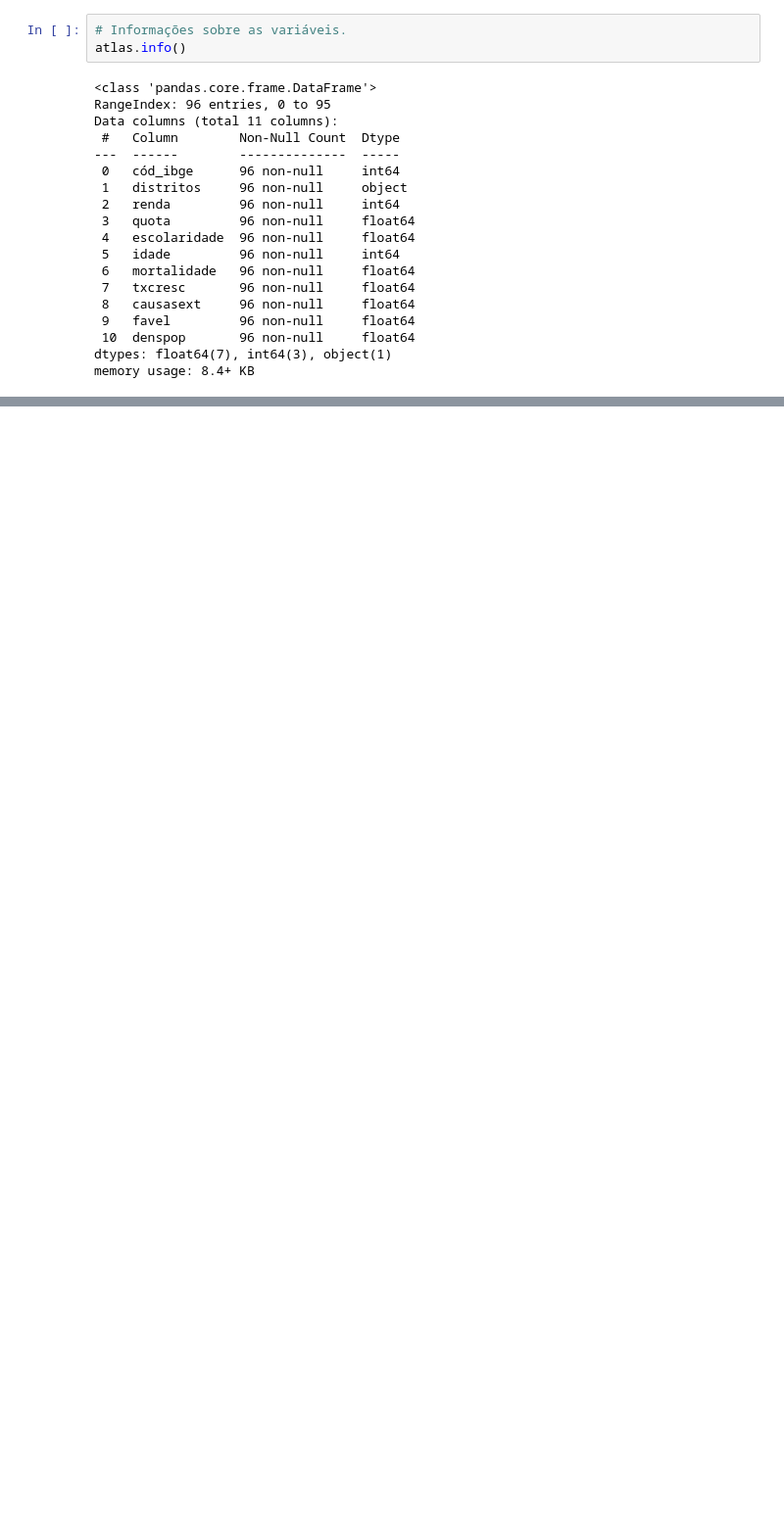
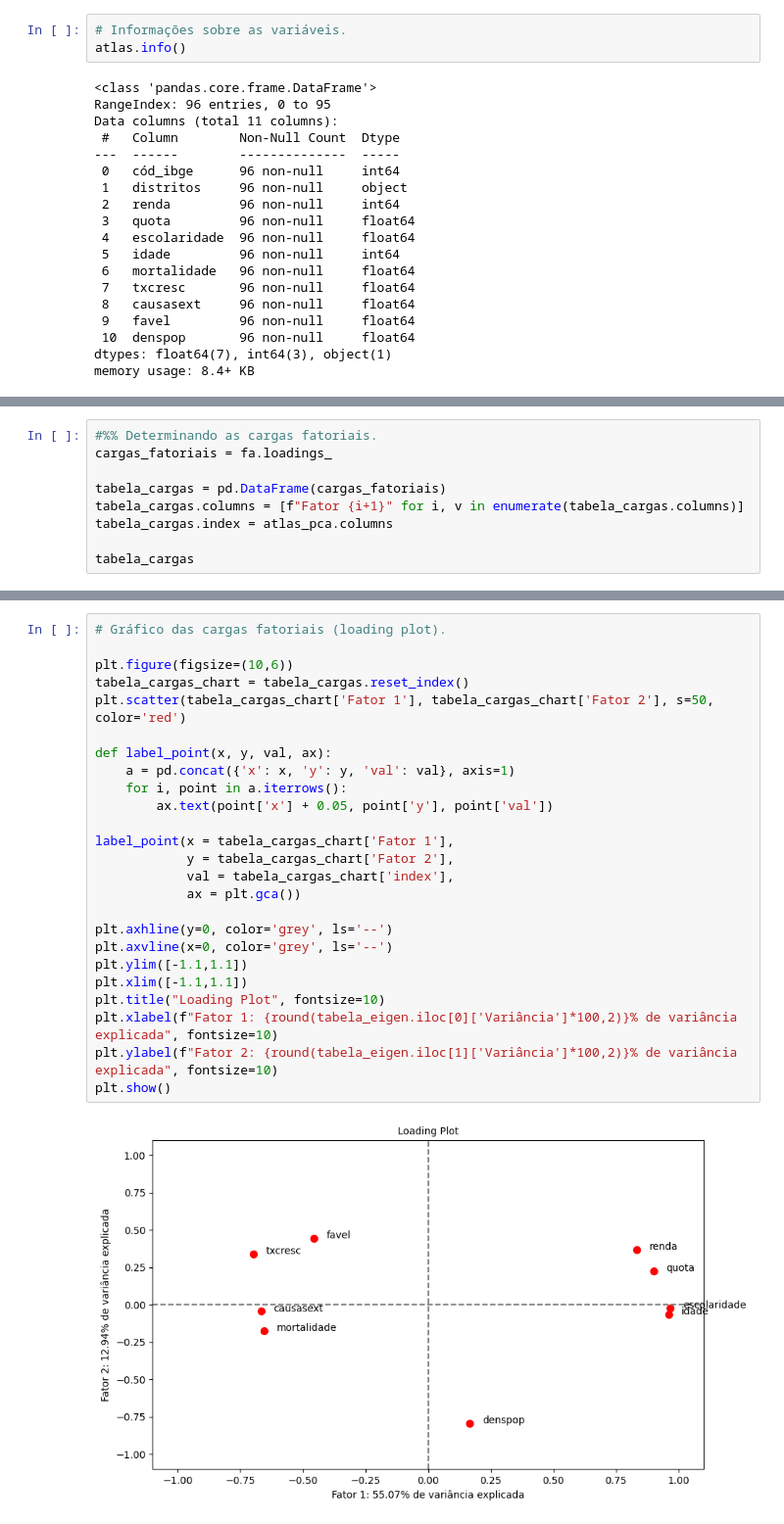
Before and after one commit to filipecarbonera/MBA_USP_Data_Science_Analytics, a Jupyter notebook: Factor Analysis and PCA/script_atlas_sp.ipynb, the cells around one changed output, grey strips where cells are left out. Shown at 98% size. Cells and saved outputs as stored; diff of their text form; blank space fills up the shorter version.

```diff
--- a/Factor Analysis and PCA/script_atlas_sp.ipynb
+++ b/Factor Analysis and PCA/script_atlas_sp.ipynb
@@ -84,0 +169,9 @@ tab_desc
+# %%
+#%% Determinando as cargas fatoriais.
+cargas_fatoriais = fa.loadings_
+
+tabela_cargas = pd.DataFrame(cargas_fatoriais)
+tabela_cargas.columns = [f"Fator {i+1}" for i, v in enumerate(tabela_cargas.columns)]
+tabela_cargas.index = atlas_pca.columns
+
+tabela_cargas
@@ -84,0 +189,27 @@ tab_desc
+# %%
+# Gráfico das cargas fatoriais (loading plot).
+
+plt.figure(figsize=(10,6))
+tabela_cargas_chart = tabela_cargas.reset_index()
+plt.scatter(tabela_cargas_chart['Fator 1'], tabela_cargas_chart['Fator 2'], s=50, color='red')
+
+def label_point(x, y, val, ax):
+    a = pd.concat({'x': x, 'y': y, 'val': val}, axis=1)
+    for i, point in a.iterrows():
+        ax.text(point['x'] + 0.05, point['y'], point['val'])
+
+label_point(x = tabela_cargas_chart['Fator 1'],
+            y = tabela_cargas_chart['Fator 2'],
+            val = tabela_cargas_chart['index'],
+            ax = plt.gca())
+
+plt.axhline(y=0, color='grey', ls='--')
+plt.axvline(x=0, color='grey', ls='--')
+plt.ylim([-1.1,1.1])
+plt.xlim([-1.1,1.1])
+plt.title("Loading Plot", fontsize=10)
+plt.xlabel(f"Fator 1: {round(tabela_eigen.iloc[0]['Variância']*100,2)}% de variância explicada", fontsize=10)
+plt.ylabel(f"Fator 2: {round(tabela_eigen.iloc[1]['Variância']*100,2)}% de variância explicada", fontsize=10)
+plt.show()
+# %% [output]
+[figure, added]
```
Also changed, not shown: parts of 11 cells of this notebook.
